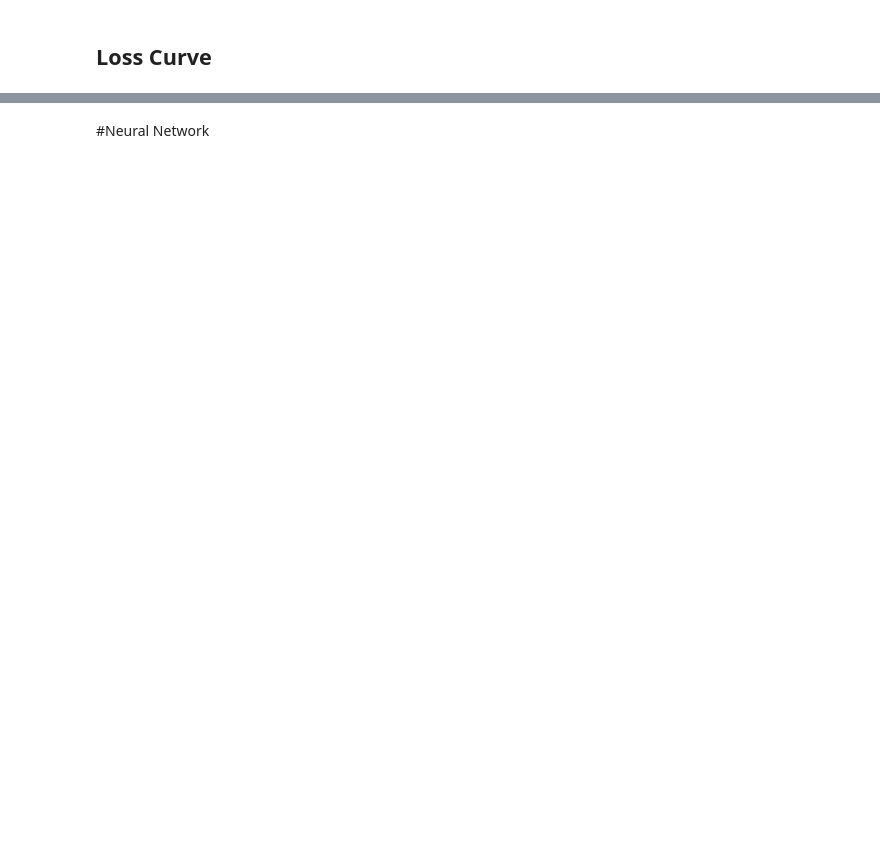
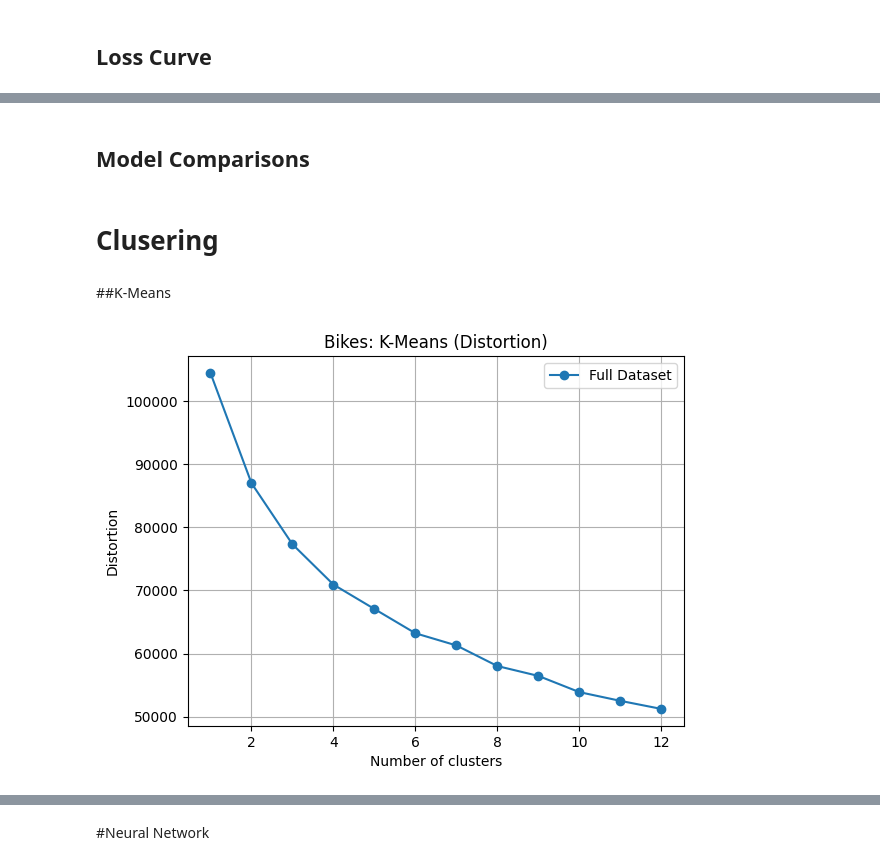
Before and after one commit to naralakamsani/unsupervised_learning, a Jupyter notebook: bike_sharing_demand_unsupervised.ipynb, the cells around one changed output, grey strips where cells are left out. Cells and saved outputs as stored; diff of their text form; code cells hidden in the pictures; blank space fills up the shorter version.

```diff
--- a/bike_sharing_demand_unsupervised.ipynb
+++ b/bike_sharing_demand_unsupervised.ipynb
@@ -202,0 +128,33 @@ def plot_validation_barplot(title, x, y, parameters, cv=5, n_jobs=-1, scoring='n
+# %%
+def plot_km(title, datasets, dataset_labels, k_range=range(2,13), metric="Distortion"):
+
+  if metric not in ["Distortion", "Silhouette Score"]:
+    print("Invalid Metric: Use Distortion or Silhouette Score")
+
+  plt.figure()
+  plt.title(title)
+
+  plt.grid(True)
+
+  plt.xlabel("Number of clusters")
+  plt.ylabel(metric)
+
+
+  for x,label in zip(datasets, dataset_labels):
+    scores = []
+
+    for k in k_range:
+          km_model = KMeans(n_clusters=k, n_init='auto', random_state=0)
+          km_model.fit(x)
+          if metric == "Distortion":
+            score = km_model.inertia_
+          elif metric == "Silhouette Score":
+            score = silhouette_score(x, km_model.labels_)
+
+          scores.append(score)
+
+    plt.plot(k_range, scores, 'o-', label=label)
+
+  plt.legend(loc="best")
+
+  return plt
@@ -317,3 +315,0 @@ plt.show()
-# %%
-plot_learning_curve(DecisionTreeRegressor(random_state=1, max_depth=13), "Bikes: Learning Curve (Decision Tree)", x_train, y_train)
-plt.show()
@@ -324,3 +315,0 @@ plt.show()
-# %%
-dt_model = DecisionTreeRegressor(random_state=1, max_depth=13)
-dt_model.fit(x_train, y_train)
@@ -333,0 +335,2 @@ Test Set RMSE: 57.32338628555838
+# %% [markdown]
+## Model Comparisons
@@ -333,0 +382,9 @@ Test Set RMSE: 57.32338628555838
+# %% [markdown]
+# Clusering
+# %% [markdown]
+##K-Means
+# %%
+plot_km("Bikes: K-Means (Distortion)", [x_train], ["Full Dataset"], k_range=range(1,13), metric="Distortion")
+plt.show()
+# %% [output]
+[figure, added]
```
Also changed, not shown: parts of 155 cells of this notebook.
